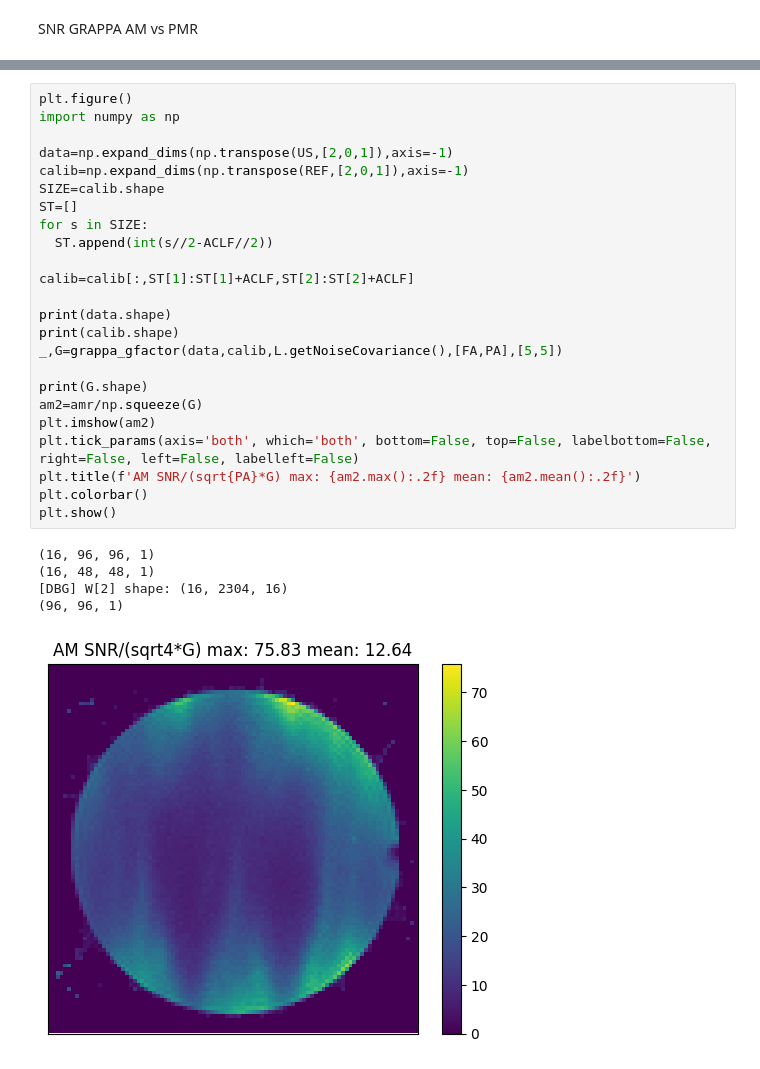
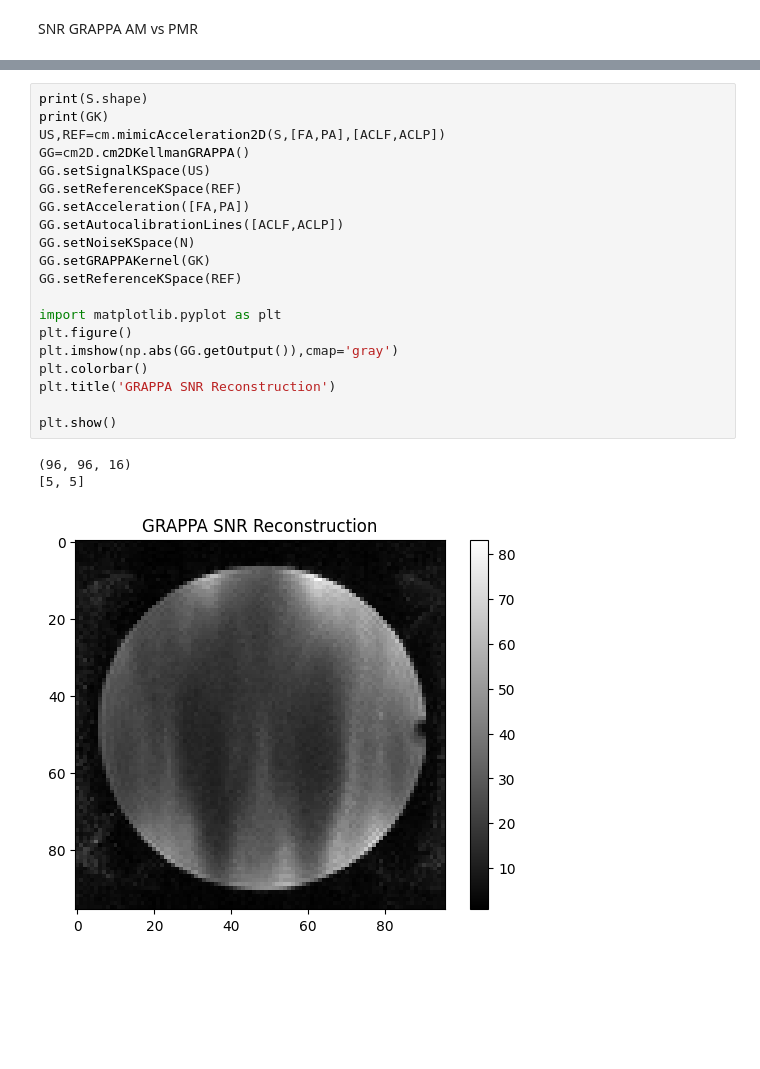
Before and after one commit to cloudmrhub/mroptimum-tools, a Jupyter notebook: mroptimum_tools.ipynb, the cells around one changed output, grey strips where cells are left out. Cells and saved outputs as stored; diff of their text form; blank space fills up the shorter version.

```diff
--- a/mroptimum_tools.ipynb
+++ b/mroptimum_tools.ipynb
@@ -820,30 +298,24 @@ def grappa_gfactor(data, calib, noise, R, kernel, tol=None, debug=False):
-# %%
-plt.figure()
-import numpy as np
-
-data=np.expand_dims(np.transpose(US,[2,0,1]),axis=-1)
-calib=np.expand_dims(np.transpose(REF,[2,0,1]),axis=-1)
-SIZE=calib.shape
-ST=[]
-for s in SIZE:
-  ST.append(int(s//2-ACLF//2))
-
-calib=calib[:,ST[1]:ST[1]+ACLF,ST[2]:ST[2]+ACLF]
-
-print(data.shape)
-print(calib.shape)
-_,G=grappa_gfactor(data,calib,L.getNoiseCovariance(),[FA,PA],[5,5])
-
-print(G.shape)
-am2=amr/np.squeeze(G)
-plt.imshow(am2)
-plt.tick_params(axis='both', which='both', bottom=False, top=False, labelbottom=False, right=False, left=False, labelleft=False)
-plt.title(f'AM SNR/(sqrt{PA}*G) max: {am2.max():.2f} mean: {am2.mean():.2f}')
-plt.colorbar()
-plt.show()
-# %% [output]
-(16, 96, 96, 1)
-(16, 48, 48, 1)
-[DBG] W[2] shape: (16, 2304, 16)
-(96, 96, 1)
-[figure, removed]
+# %%
+print(S.shape)
+print(GK)
+US,REF=cm.mimicAcceleration2D(S,[FA,PA],[ACLF,ACLP])
+GG=cm2D.cm2DKellmanGRAPPA()
+GG.setSignalKSpace(US)
+GG.setReferenceKSpace(REF)
+GG.setAcceleration([FA,PA])
+GG.setAutocalibrationLines([ACLF,ACLP])
+GG.setNoiseKSpace(N)
+GG.setGRAPPAKernel(GK)
+GG.setReferenceKSpace(REF)
+
+import matplotlib.pyplot as plt
+plt.figure()
+plt.imshow(np.abs(GG.getOutput()),cmap='gray')
+plt.colorbar()
+plt.title('GRAPPA SNR Reconstruction')
+
+plt.show()
+# %% [output]
+(96, 96, 16)
+[5, 5]
+[figure, added]
```
Also changed, not shown: parts of 5 cells of this notebook.
